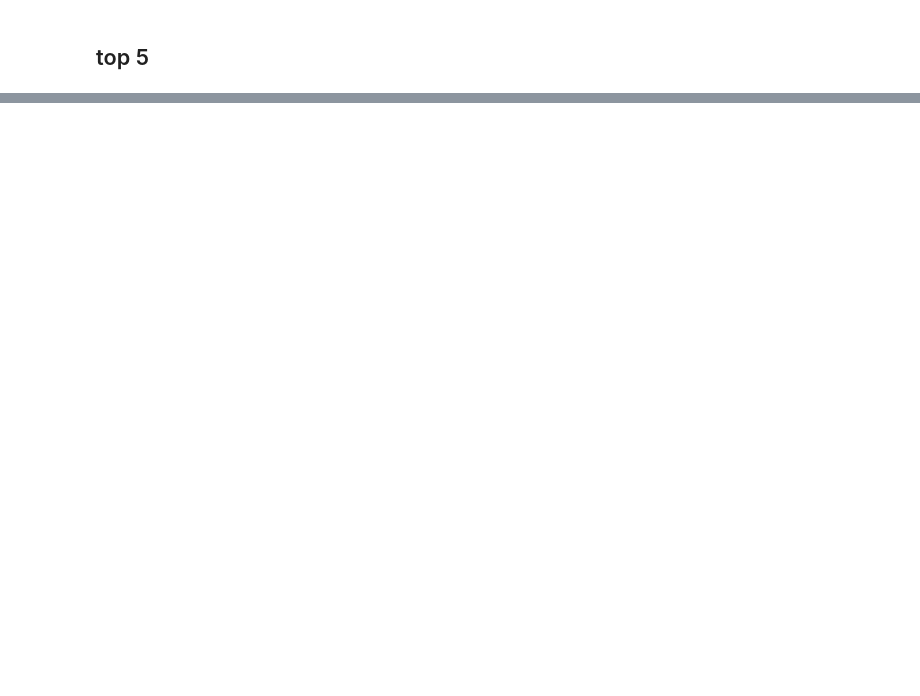
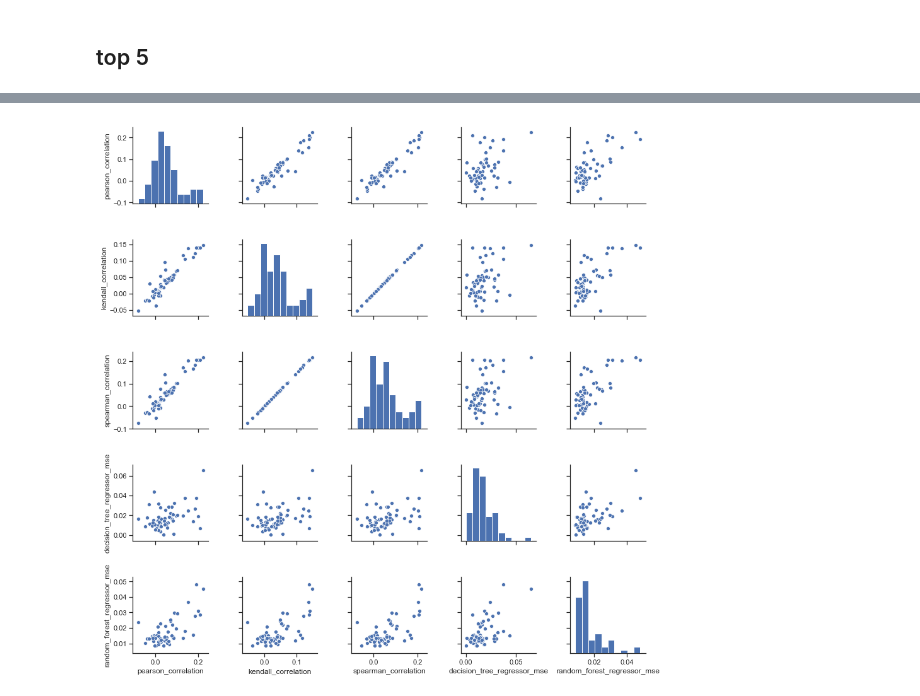
Before and after one commit to zoot0134/kdata_project_2018, a Jupyter notebook: DecisionTreeClassifier_to_pdf_accuracyRate_6(LEE).ipynb, the cells around one changed output, grey strips where cells are left out. Saved outputs shown, nothing was run; the diff lists cells and outputs as text; code cells hidden in the pictures; blank space fills up the shorter version.

```diff
--- a/DecisionTreeClassifier_to_pdf_accuracyRate_6(LEE).ipynb
+++ b/DecisionTreeClassifier_to_pdf_accuracyRate_6(LEE).ipynb
@@ -1550,0 +1533,10 @@ score_fi_df.sort_values(by=[score_fi_df.random_forest_regressor_mse.name], ascen
+# %%
+#pd.plotting.scatter_matrix(pd.DataFrame(feature_importances_df, columns=feature_importances_df.columns), figsize=[20,20])
+
+import seaborn as sns
+
+sns.set(style="ticks", color_codes=True)
+sns.pairplot(score_fi_df.)
+plt.show()
+# %% [output]
+[figure, added]
```
Also changed, not shown: parts of 16 cells of this notebook, 2 other files.
